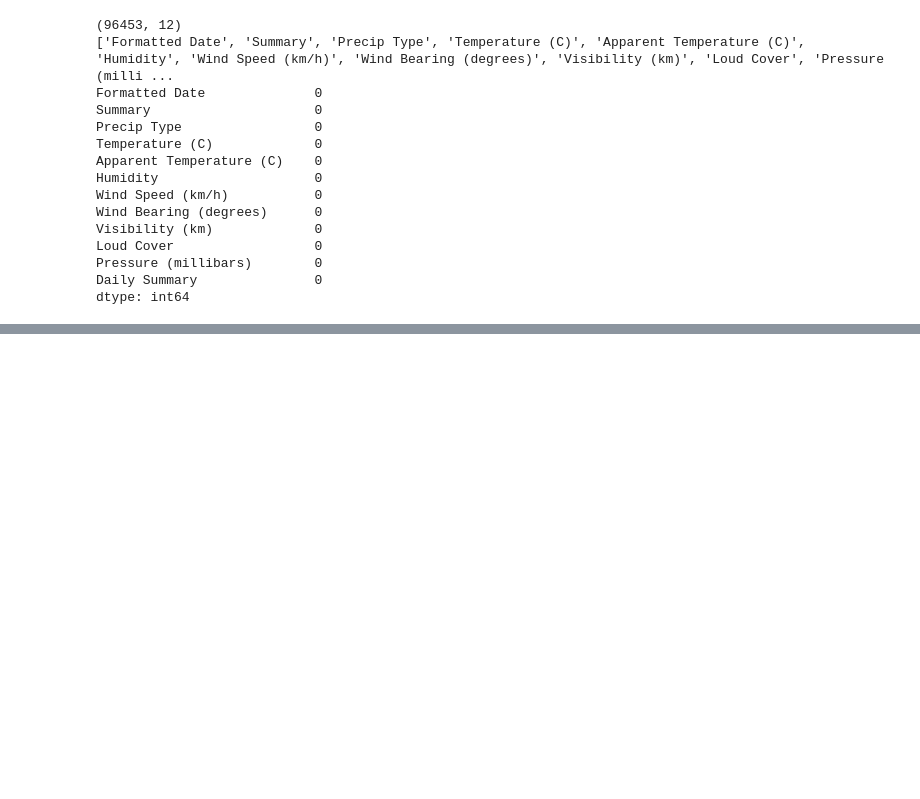
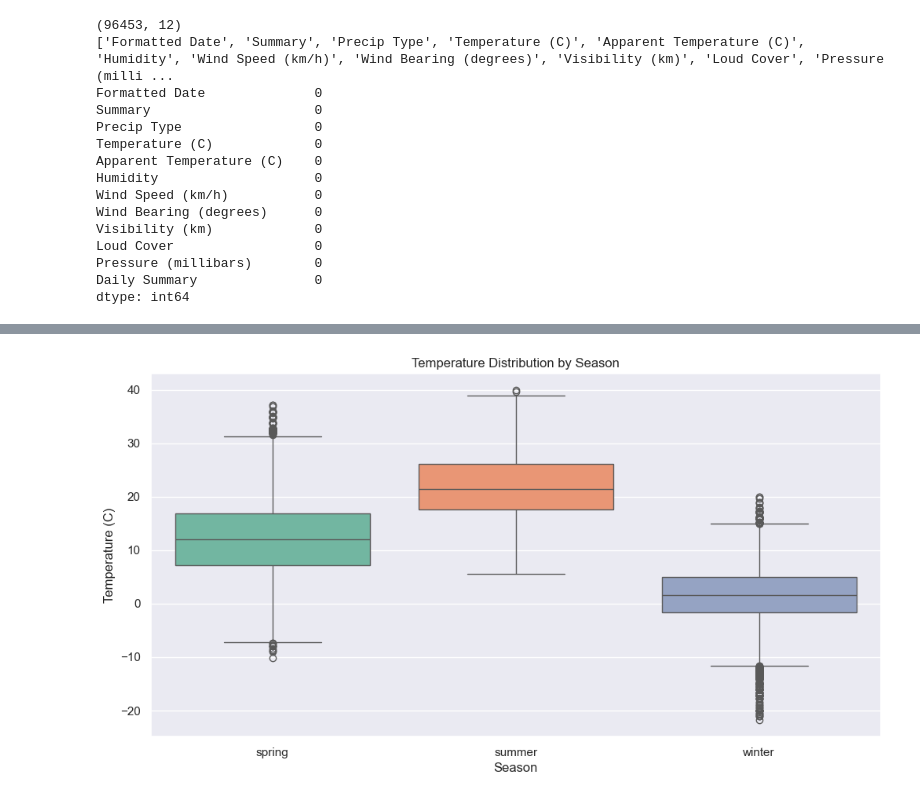
Before and after one commit to Anisbk00/Weather-DATA-ANALYSIS, a Jupyter notebook: notebooks/1_eda.ipynb, the cells around one changed output, grey strips where cells are left out. Cells and saved outputs as stored; diff of their text form; code cells hidden in the pictures; blank space fills up the shorter version.

```diff
--- a/notebooks/1_eda.ipynb
+++ b/notebooks/1_eda.ipynb
@@ -76,0 +129,20 @@ plt.show()
+# %%
+#Visualize temperature variability across seasons
+weather["Month"]=weather["Formatted Date"].dt.month
+
+def conv(month):
+    if month in [6,7,8]:
+        return "summer"
+    elif month in [12,1,2]:
+        return "winter"
+    else:
+        return "spring"
+
+weather["Season"]=weather["Month"].apply(conv)
+plt.figure(figsize=(12,6))
+sns.boxplot(data=weather,x="Season",y="Temperature (C)",hue="Season",palette="Set2",legend=False)
+plt.title("Temperature Distribution by Season")
+plt.savefig("../outputs/seasonal_boxplot.png")
+plt.show()
+# %% [output]
+[figure, added]
```
Also changed, not shown: parts of 7 cells of this notebook, 5 other files.
